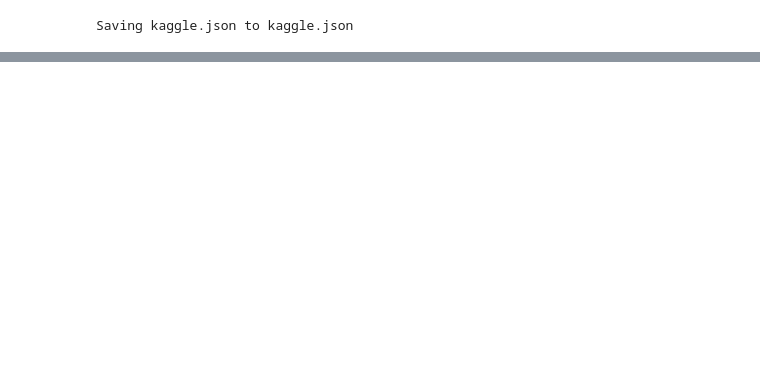
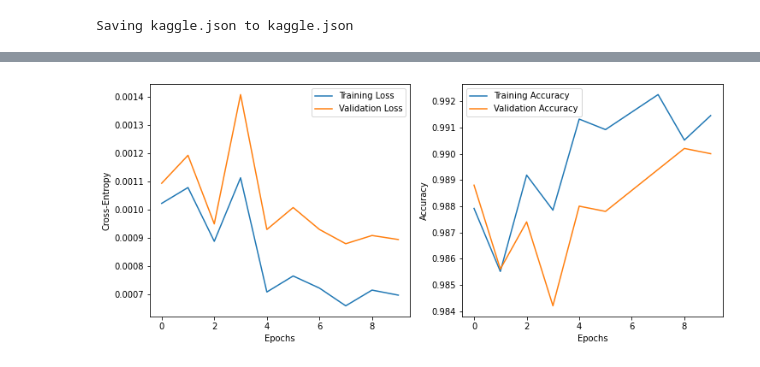
Before and after one commit to World4AI/World4AI, a Jupyter notebook: website/src/notebooks/convolutional_neural_networks/vgg.ipynb, the cells around one changed output, grey strips where cells are left out. Cells and saved outputs as stored; diff of their text form; code cells hidden in the pictures; blank space fills up the shorter version.

```diff
--- a/website/src/notebooks/convolutional_neural_networks/vgg.ipynb
+++ b/website/src/notebooks/convolutional_neural_networks/vgg.ipynb
@@ -273,6 +311,11 @@ VGG(
 # %%
-optimizer = optim.Adam(params=model.parameters(), lr=0.0001)
+optimizer = torch.optim.SGD(model.parameters(), momentum=0.9, lr=0.01, weight_decay=5e-4)
+scheduler = torch.optim.lr_scheduler.ReduceLROnPlateau(optimizer,
+                                                       factor=0.1,
+                                                       mode='max',
+                                                       patience=2,
+                                                       verbose=True)
 criterion = nn.BCEWithLogitsLoss()
 # %%
-history = train(10, train_dataloader, val_dataloader, model, criterion, optimizer)
+history = train(10, train_dataloader, val_dataloader, model, criterion, optimizer, scheduler)
 # %% [output]
@@ -280,0 +334,4 @@ KeyboardInterrupt: ignored
+# %%
+plot_history(history)
+# %% [output]
+[figure, added]
```
Also changed, not shown: parts of 27 cells of this notebook.
